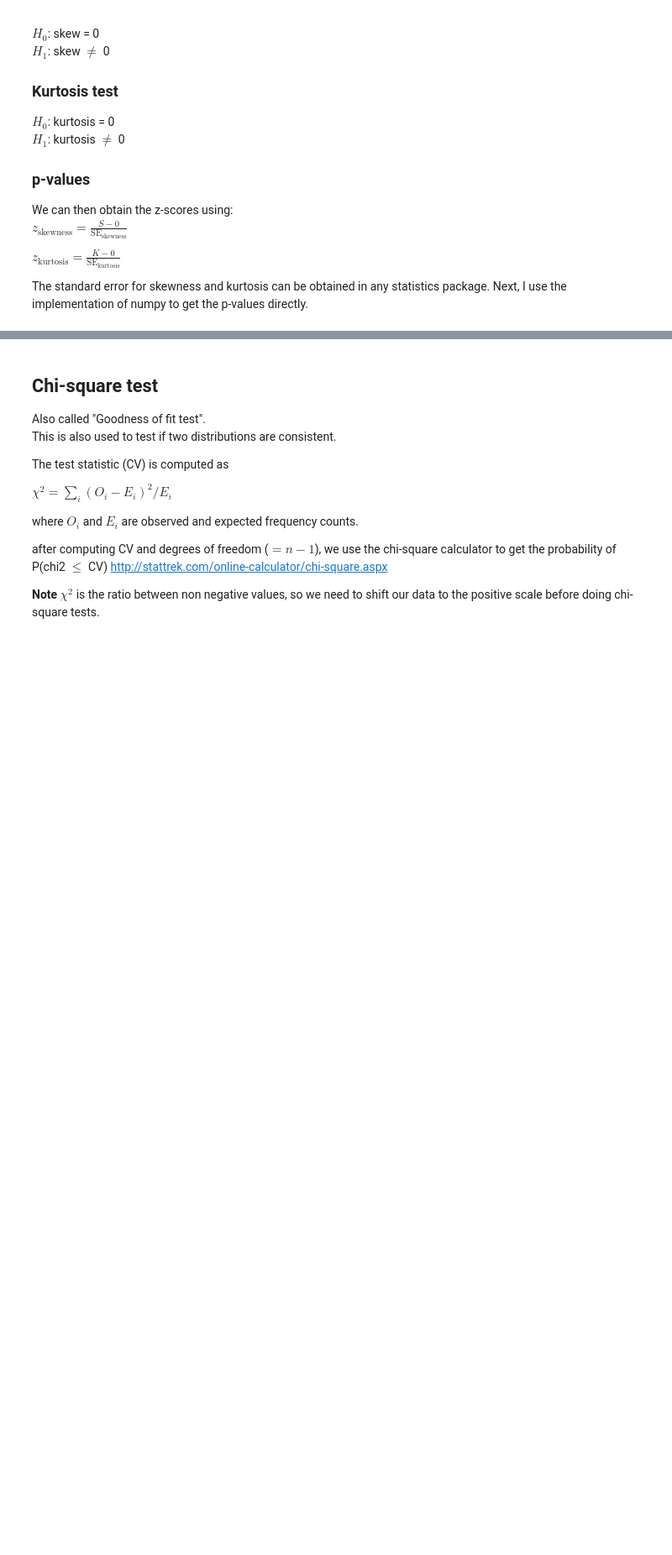
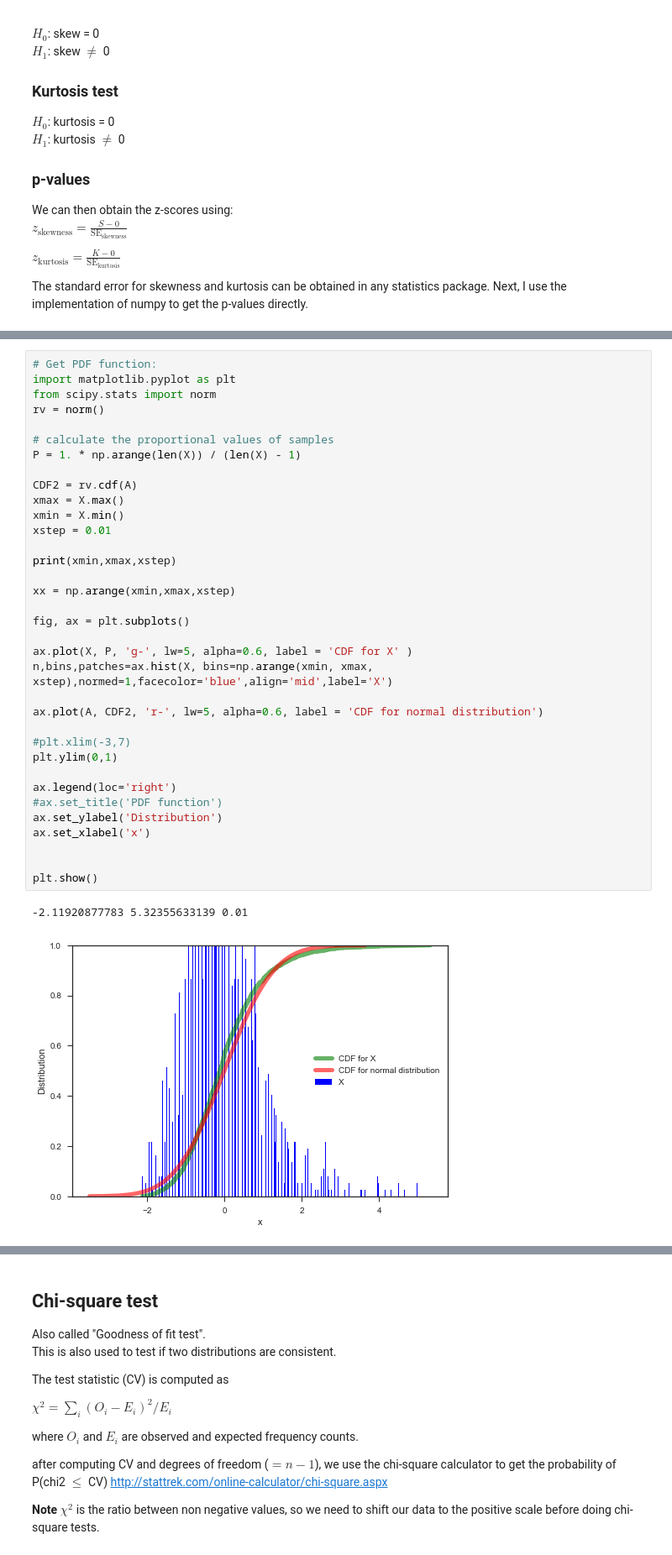
Before and after one commit to trangel/stats-with-python, a Jupyter notebook: Normality test.ipynb, the cells around one changed output, grey strips where cells are left out. Shown at 84% size. Drawn from its saved outputs; the diff is of its cells as text; blank space fills up the shorter version.

```diff
--- a/Normality test.ipynb
+++ b/Normality test.ipynb
@@ -203,3 +215,41 @@ This means that A and B are similar, as expected since these two are actual norm
+# %%
+# Get PDF function:
+import matplotlib.pyplot as plt
+from scipy.stats import norm
+rv = norm()
+
+# calculate the proportional values of samples
+P = 1. * np.arange(len(X)) / (len(X) - 1)
+
+CDF2 = rv.cdf(A)
+xmax = X.max()
+xmin = X.min()
+xstep = 0.01
+
+print(xmin,xmax,xstep)
+
+xx = np.arange(xmin,xmax,xstep)
+
+fig, ax = plt.subplots()
+
+ax.plot(X, P, 'g-', lw=5, alpha=0.6, label = 'CDF for X' )
+n,bins,patches=ax.hist(X, bins=np.arange(xmin, xmax, xstep),normed=1,facecolor='blue',align='mid',label='X')
+
+ax.plot(A, CDF2, 'r-', lw=5, alpha=0.6, label = 'CDF for normal distribution')
+
+#plt.xlim(-3,7)
+plt.ylim(0,1)
+
+ax.legend(loc='right')
+#ax.set_title('PDF function')
+ax.set_ylabel('Distribution')
+ax.set_xlabel('x')
+
+
+plt.show()
+# %% [output]
+-2.11920877783 5.32355633139 0.01
+[figure, added]
 # %%
 stats.ks_2samp(X, A)
 # %% [output]
```
Also changed, not shown: parts of 17 cells of this notebook, 2 other files.
